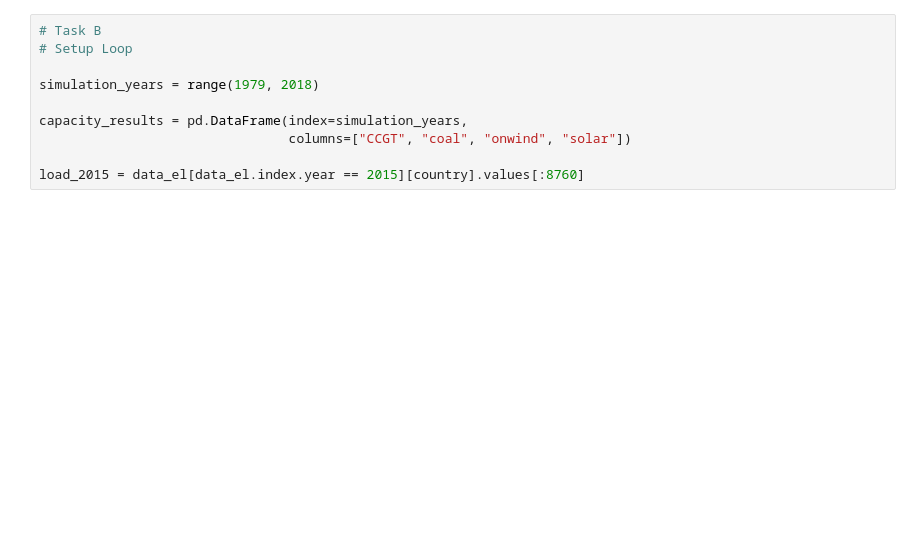
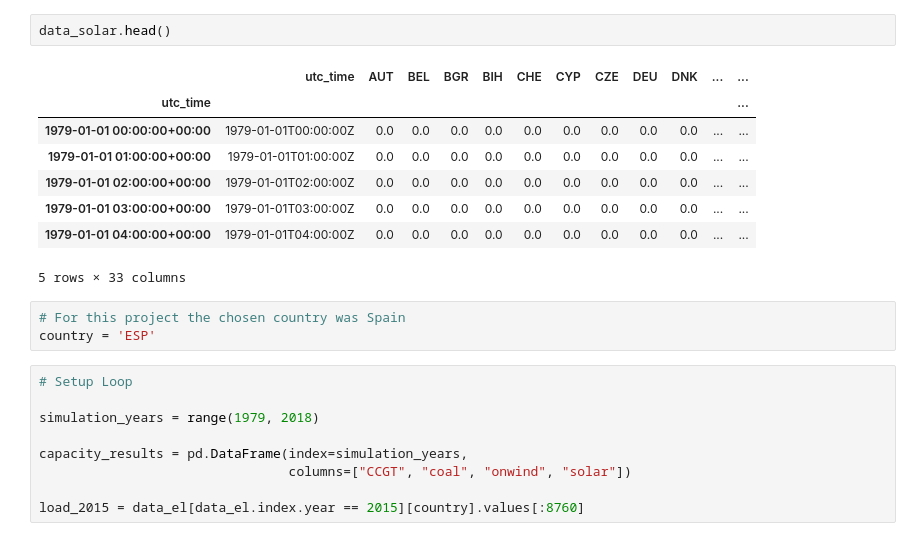
Before and after one commit to martaibaiao/integrated-energy-grids_project, a Jupyter notebook: part1_b.ipynb, the cells around one changed output. Cells and saved outputs as stored; diff of their text form; blank space fills up the shorter version.

```diff
--- a/part1_b.ipynb
+++ b/part1_b.ipynb
@@ -159,5 +68,18 @@ plt.show()
+# %%
+data_solar.head()
+# %% [output]
+|  | utc_time | AUT | BEL | BGR | BIH | CHE | CYP | CZE | DEU | DNK | ... | ... |
+| utc_time |  |  |  |  |  |  |  |  |  |  |  | ... |
+| 1979-01-01 00:00:00+00:00 | 1979-01-01T00:00:00Z | 0.0 | 0.0 | 0.0 | 0.0 | 0.0 | 0.0 | 0.0 | 0.0 | 0.0 | ... | ... |
+| 1979-01-01 01:00:00+00:00 | 1979-01-01T01:00:00Z | 0.0 | 0.0 | 0.0 | 0.0 | 0.0 | 0.0 | 0.0 | 0.0 | 0.0 | ... | ... |
+| 1979-01-01 02:00:00+00:00 | 1979-01-01T02:00:00Z | 0.0 | 0.0 | 0.0 | 0.0 | 0.0 | 0.0 | 0.0 | 0.0 | 0.0 | ... | ... |
+| 1979-01-01 03:00:00+00:00 | 1979-01-01T03:00:00Z | 0.0 | 0.0 | 0.0 | 0.0 | 0.0 | 0.0 | 0.0 | 0.0 | 0.0 | ... | ... |
+| 1979-01-01 04:00:00+00:00 | 1979-01-01T04:00:00Z | 0.0 | 0.0 | 0.0 | 0.0 | 0.0 | 0.0 | 0.0 | 0.0 | 0.0 | ... | ... |
+5 rows × 33 columns
+# %%
+# For this project the chosen country was Spain
+country = 'ESP'
 # %%
-# Task B
 # Setup Loop
 
 simulation_years = range(1979, 2018)
```
Also changed, not shown: parts of 20 cells of this notebook, 7 other files.
